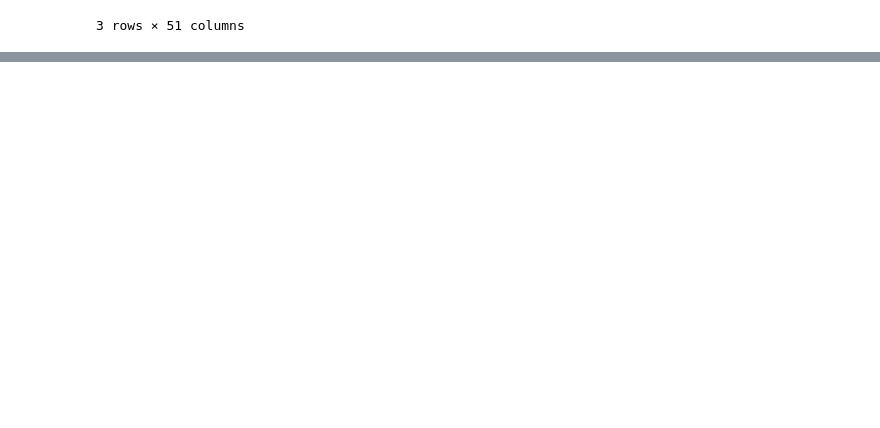
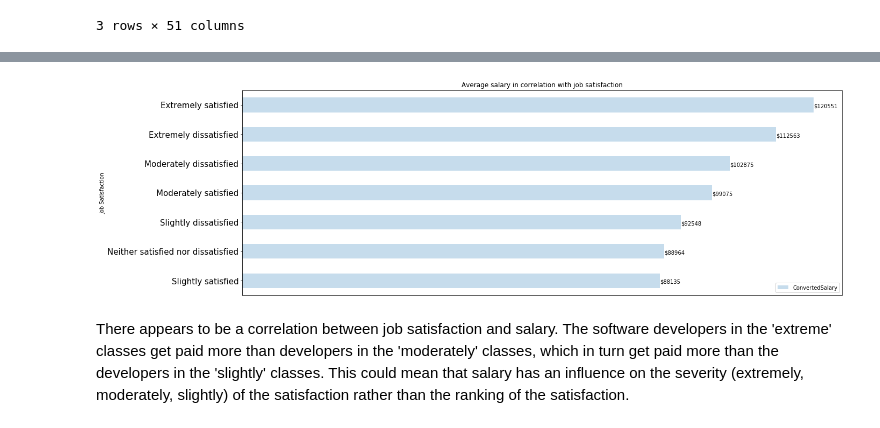
Before and after one commit to Vidovitsch/stack-overflow-survey-model, a Jupyter notebook: research.ipynb, the cells around one changed output, grey strips where cells are left out. Drawn from its saved outputs; the diff is of its cells as text; code cells hidden in the pictures; blank space fills up the shorter version.

```diff
--- a/research.ipynb
+++ b/research.ipynb
@@ -94,0 +140,31 @@ def decode_labels(encoded_labels, column_name, decoder=so_mappings):
+# %%
+# Get only the data from people that work full-time (yields more accurate results)
+employed = so_survey[so_survey['Employment'] == encode_labels(['Employed full-time'], 'Employment')]
+
+# Remove the data with unknown salary and unknown job satisfaction
+employed = employed[pd.isnull(employed['ConvertedSalary']) == False]
+
+# Create a new data frame containing only the columns 'JobSatisfaction' and 'Salary (USD/Year)'
+employed = employed[['JobSatisfaction', 'ConvertedSalary']]
+
+# Group the data frame by 'JobSatisfaction' to get the average salary for each individual language
+employed['ConvertedSalary'] = employed['ConvertedSalary'].astype(float)
+employed = employed.groupby('JobSatisfaction').mean().sort_values(by=['ConvertedSalary'])
+employed['ConvertedSalary'] = employed['ConvertedSalary'].astype(int) # removes decimal points
+
+# Decode encoded labels to actual (text) values
+employed.index = decode_labels(employed.index, 'JobSatisfaction')
+# %%
+# Plot the data frame to show the job satisfaction with the average salary
+barh = employed.plot.barh(figsize=(20, 7),
+                           fontsize=15,
+                           title="Average salary in correlation with job satisfaction",
+                           color='#C6DCEC')
+for i, v in enumerate(employed.values):
+    barh.text(v + .5, i - .1, '$' + str(v[0]), color='black')
+barh.set_ylabel("Job Satisfaction")
+barh.get_xaxis().set_visible(False)
+# %% [output]
+[figure, added]
+# %% [markdown]
+There appears to be a correlation between job satisfaction and salary. The software developers in the 'extreme' classes get paid more than developers in the 'moderately' classes, which in turn get paid more than the developers in the 'slightly' classes. This could mean that salary has an influence on the severity (extremely, moderately, slightly) of the satisfaction rather than the ranking of the satisfaction.
```
Also changed, not shown: parts of 11 cells of this notebook.
